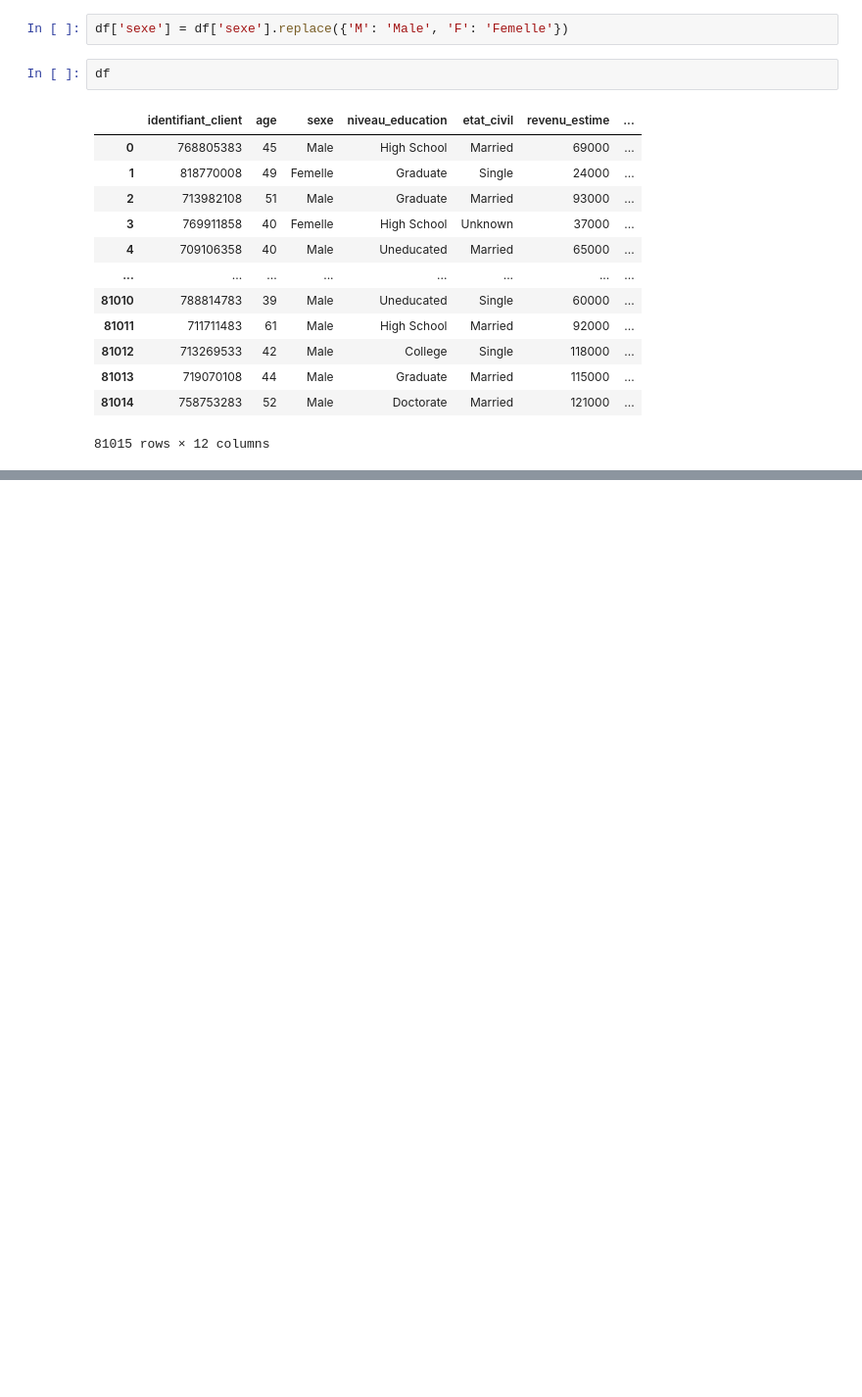
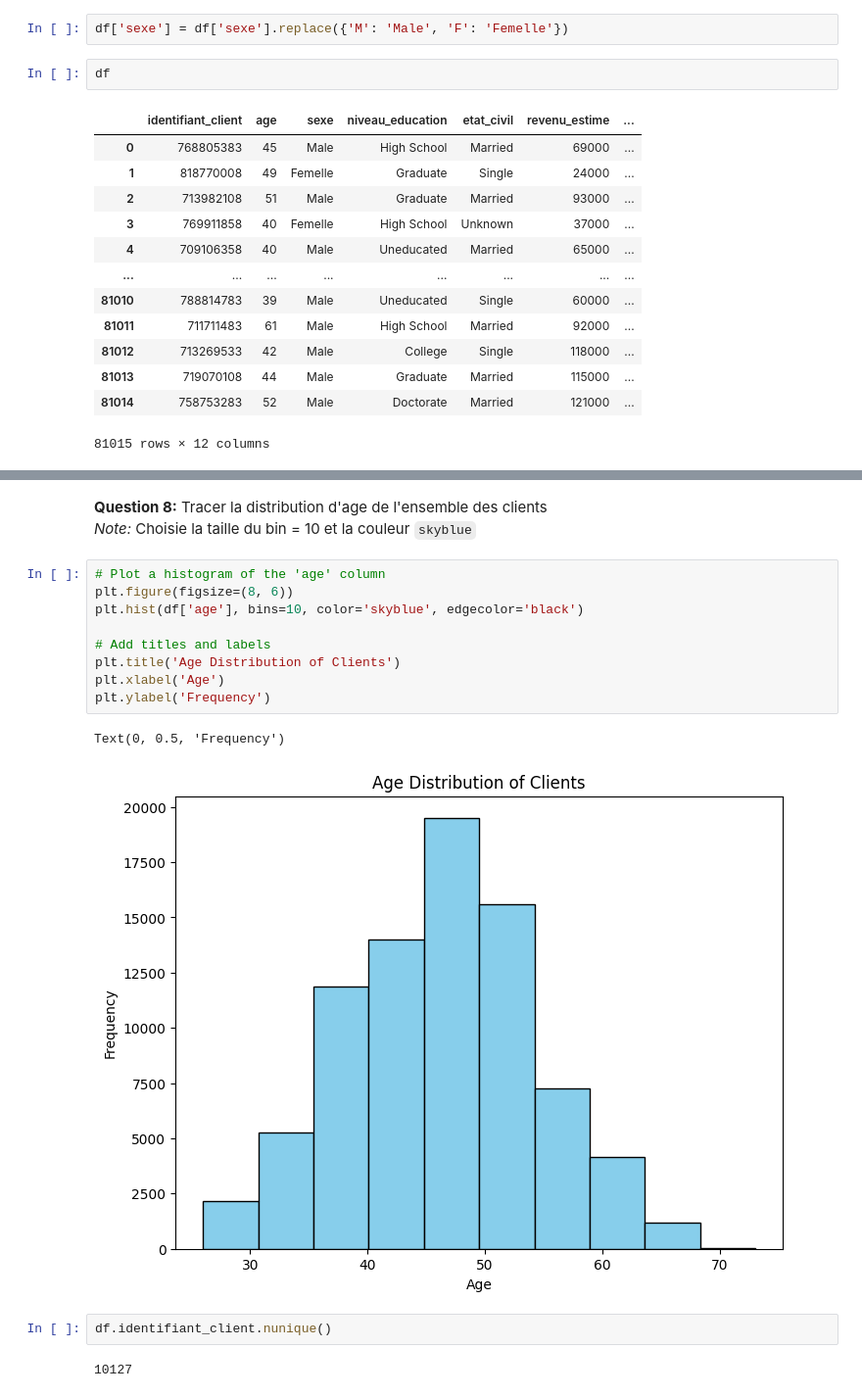
Before and after one commit to fa5fou5/420-DK1-GC, a Jupyter notebook: Evaluation/Examen final.ipynb, the cells around one changed output, grey strips where cells are left out. Shown at 98% size. Cells and saved outputs as stored; diff of their text form; blank space fills up the shorter version.

```diff
--- a/Evaluation/Examen final.ipynb
+++ b/Evaluation/Examen final.ipynb
@@ -133,0 +163,19 @@ Question 6: quelle est le nombre de `Male` et `Femelle` et le pourcentage de cha
+# %% [markdown]
+**Question 8:** Tracer la distribution d'age de l'ensemble des clients
+*Note:* Choisie la taille du bin = 10 et la couleur `skyblue`
+# %%
+# Plot a histogram of the 'age' column
+plt.figure(figsize=(8, 6))
+plt.hist(df['age'], bins=10, color='skyblue', edgecolor='black')
+
+# Add titles and labels
+plt.title('Age Distribution of Clients')
+plt.xlabel('Age')
+plt.ylabel('Frequency')
+# %% [output]
+Text(0, 0.5, 'Frequency')
+[figure, added]
+# %%
+df.identifiant_client.nunique()
+# %% [output]
+10127
```
Also changed, not shown: parts of 7 cells of this notebook, 1 other file.
